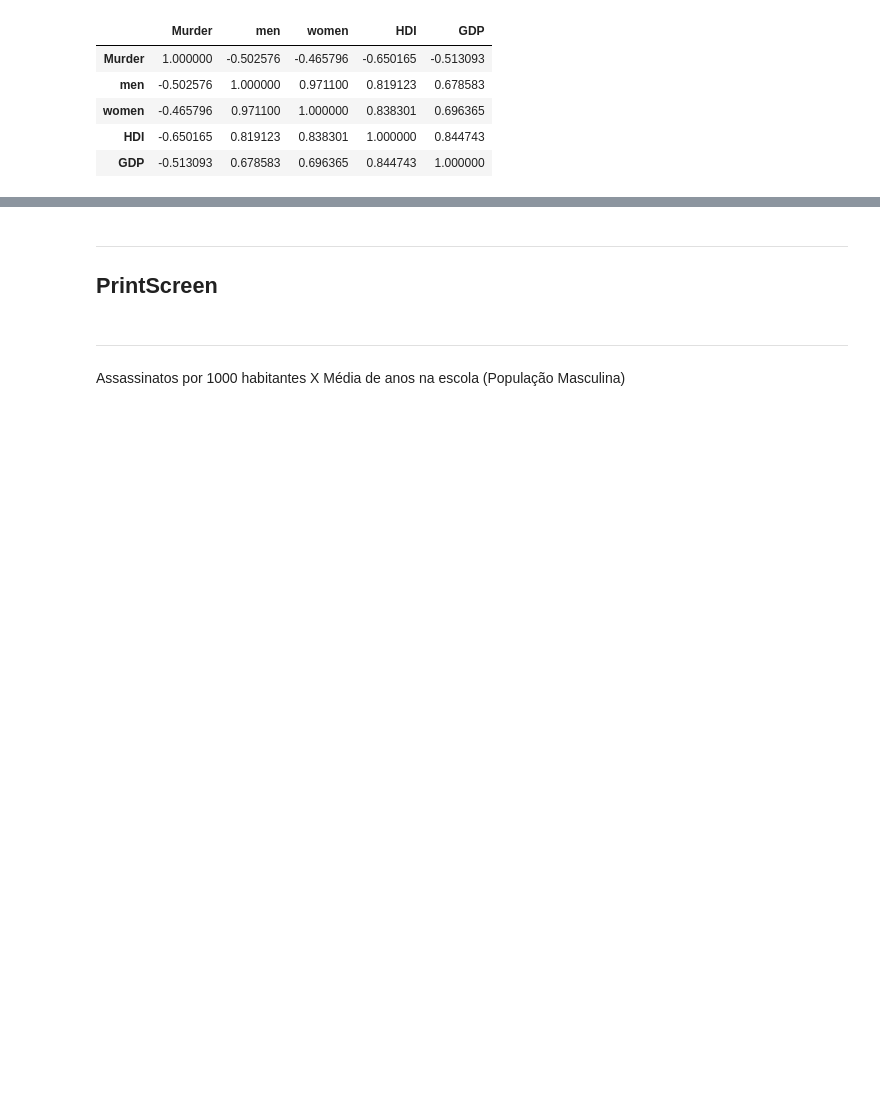
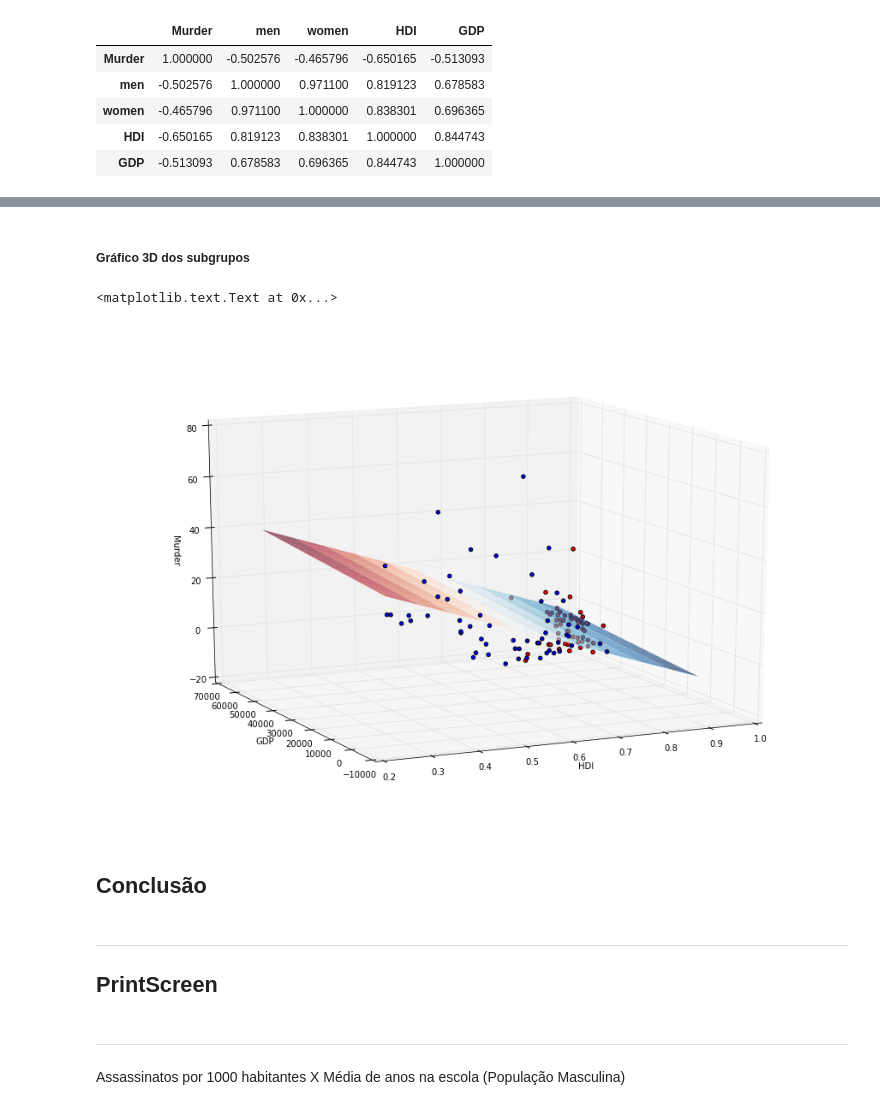
Before and after one commit to Patrick8991/Projeto_3_CD, a Jupyter notebook: Projeto_3.ipynb, the cells around one changed output, grey strips where cells are left out. Cells and saved outputs as stored; diff of their text form; code cells hidden in the pictures; blank space fills up the shorter version.

```diff
--- a/Projeto_3.ipynb
+++ b/Projeto_3.ipynb
@@ -259,0 +336,7 @@ sm1.stats.diagnostic.het_white(res2,X)
+# %%
+v2 = pd.DataFrame()
+v2['Murder']=dsg[dsg.men <= valor_cut].Murder
+v2['GDP']=dsg[dsg.men <= valor_cut].GDP
+v2['HDI']=dsg[dsg.men <= valor_cut].HDI
+v2['men']=dsg[dsg.men <= valor_cut].men
+v2.head()
@@ -259,0 +350,13 @@ sm1.stats.diagnostic.het_white(res2,X)
+# %%
+#Linear Regression - SEGUNDA MANEIRA DE FAZER REGRESSÃO USANDO PACOTE ols
+#Informando X como matriz de planejamento
+
+#Montagem dos dados
+y2=v2.Murder
+X2=v2.iloc[:,(1,2)]
+X2=sm1.add_constant(X2)  # Adds a constant term to the predictor
+X2.head()
+
+model=sm1.OLS(y2, X2)
+fit=model.fit()
+fit.summary()
@@ -260,3 +386,35 @@ sm1.stats.diagnostic.het_white(res2,X)
+# %% [markdown]
+##### Gráfico 3D dos subgrupos
+# %%
+from mpl_toolkits.mplot3d import Axes3D
+
+X = df[['HDI', 'GDP']]
+y = df['Murder']
+
+X = sm1.add_constant(X)
+est = sm1.OLS(y, X).fit()
+
+xx1, xx2 = np.meshgrid(np.linspace(X.HDI.min(), X.HDI.max(), 100),
+                       np.linspace(X.GDP.min(), X.GDP.max(), 100))
+
+Z = est.params[0] + est.params[1] * xx1 + est.params[2] * xx2
+
+fig = plt.figure(figsize=(12, 8))
+ax = Axes3D(fig, azim=-115, elev=15)
+
+surf = ax.plot_surface(xx1, xx2, Z, cmap=plt.cm.RdBu_r, alpha=0.6, linewidth=0)
+
+ax.scatter(v1.HDI, v1.GDP, v1.Murder, color='black', alpha=1.0, facecolor='white',c='red')
+ax.scatter(v2.HDI, v2.GDP, v2.Murder, color='black', alpha=1.0)
+
+ax.set_xlabel('HDI')
+ax.set_ylabel('GDP')
+ax.set_zlabel('Murder')
+# %% [output]
+<matplotlib.text.Text at 0x...>
+[figure, added]
+# %% [markdown]
+## Conclusão
 # %% [markdown]
 ___
 ## PrintScreen
```
Also changed, not shown: parts of 34 cells of this notebook.
